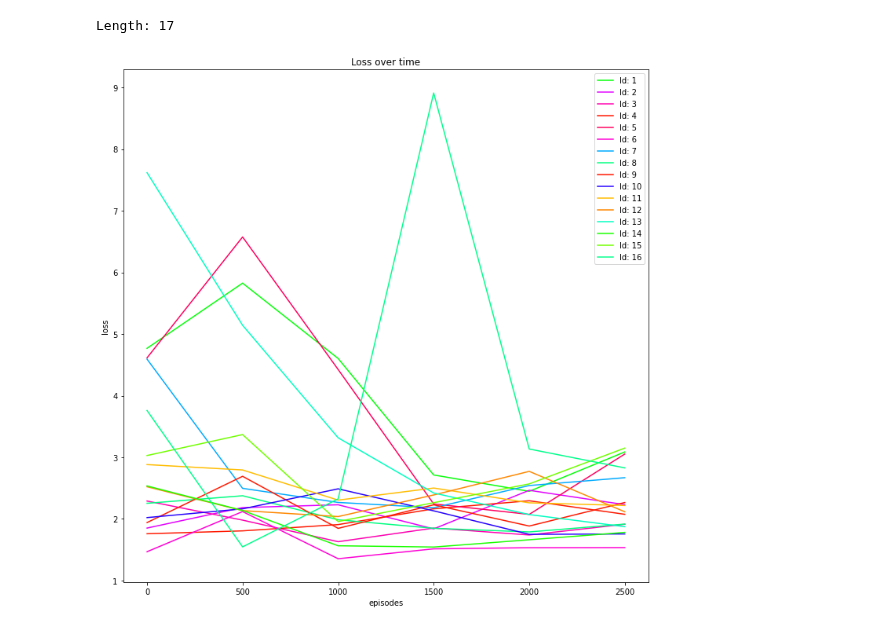
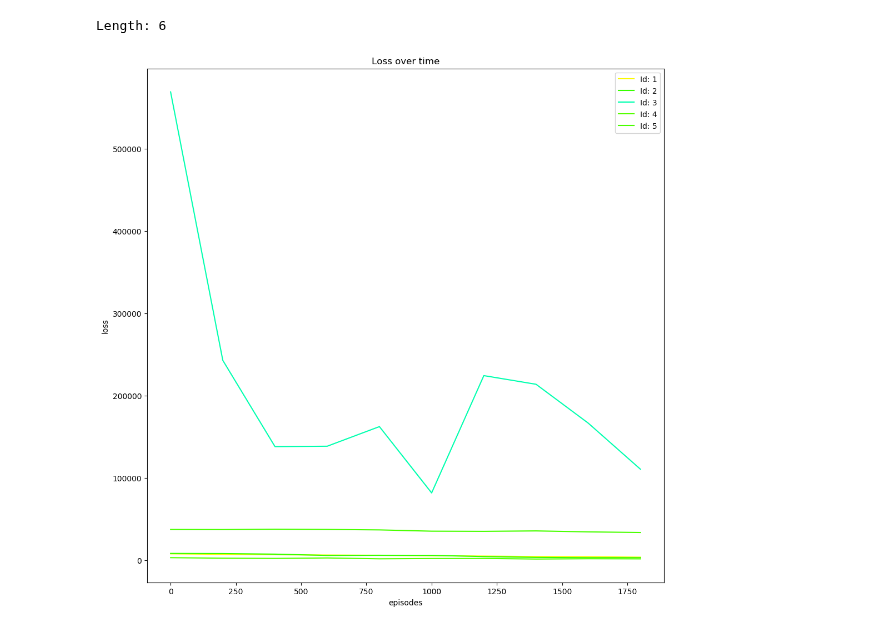
Before and after one commit to elianderlohr/kniffel, a Jupyter notebook: ai/plot_grid_search.ipynb, the cells around one changed output. Cells and saved outputs as stored; diff of their text form; code cells hidden in the pictures.

```diff
--- a/ai/plot_grid_search.ipynb
+++ b/ai/plot_grid_search.ipynb
@@ -6,27 +6,31 @@ import csv
 import numpy as np
 import random
 # %%
-base_path = "../configuration/p_date=2022-06-24-10_43_42"
+base_path = "../configuration/p_date=2022-07-13-14_10_54"
 
 with open(f'{base_path}/csv_configuration.csv', 'r') as file:
     reader = csv.reader(file, delimiter=";")
     csv_data = {v[0]: v[1:] for v in reader}
     print("Length: " + str(len(csv_data)))
 # %% [output]
-Length: 17
+Length: 6
 # %%
 def plot(plt, _id, data, title, labelX, labelY):
     colors = [plt.cm.hsv(i) for i in np.linspace(0, 1, 600)]
     random.shuffle(colors)
 
-    interval = 500
+    interval = 200
+
     index_0 = list(data.keys())[0]
     moving_average = { i + index_0 : stat.mean(list(data.values())[i:i+interval+1]) for i in range(0, len(data.values()), interval) }
 
     # plt.scatter(data.keys(), data.values())
-    plt.plot(moving_average.keys(), moving_average.values(), color=colors[_id], label=f"Id: {_id}")
+    plt.plot(list(moving_average.keys()), list(moving_average.values()), color=colors[_id], label=f"Id: {_id}")
+# %%
+def _mean(values):
+    return sum(values) / len(values)
 # %%
-def _print_data(plt, base_path, _id, _min, _max):
+def _print_data(plt, base_path, _id, _min, _max, d):
     with open(f'{base_path}/log_{_id}.json', 'r') as f:
         data = json.load(f)
 
@@ -64,18 +68,36 @@ def _print_data(plt, base_path, _id, _min, _max):
     # plot(episode_reward, "Episode reward over time", "episodes", "reward")
     # plot(duration, "Duration over time", "episodes", "duration")
     # plot(nb_episode_steps, "nb Episode steps over time", "episodes", "steps")
+
+    num_e = 100
+
+    d["loss"].append(_mean(loss[-1000:]))
+    d["mae"].append(_mean(mae[-1000:]))
+    d["mean_q"].append(_mean(mean_q[-1000:]))
+    d["reward"].append(_mean(list(episode_reward.values())[-1000:]))
+    d["duration"].append(_mean(list(duration.values())[-1000:]))
+    d["episode"].append(_mean(list(nb_episode_steps.values())[-1000:]))
+
+    return d
 # %%
 plt.figure(figsize=(12,12))
 
+d = dict()
+d["loss"] = []
+d["mae"] = []
+d["mean_q"] = []
+d["reward"] = []
+d["duration"] = []
+d["episode"] = []
+
 for i in range(1, len(csv_data)):
-    #print(csv_data[str(i)])
-    _print_data(plt, base_path, i, 2_000, 5_000)
+    d = _print_data(plt, base_path, i, 3_000, 5_000, d)
 
 
 plt.title("Loss over time")
 plt.xlabel("episodes")
 plt.ylabel("loss")
 plt.legend()
 plt.show()
 # %% [output]
-[figure, old version]
+[figure, new version]
```
Also changed, not shown: parts of 6 cells of this notebook.
